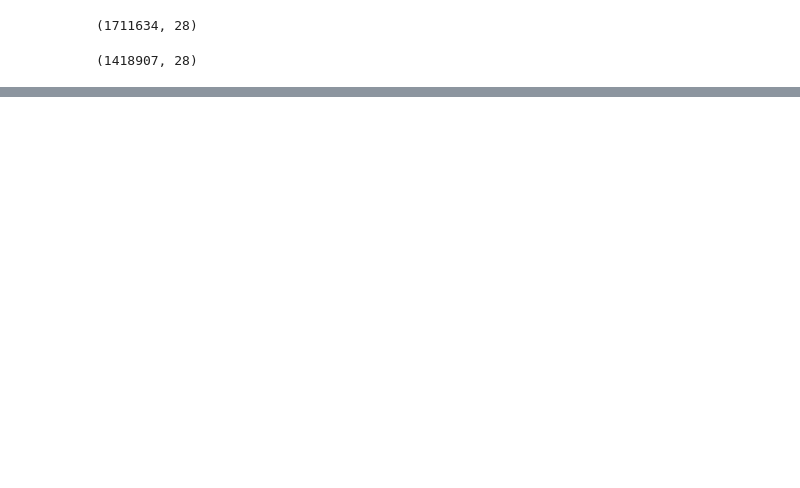
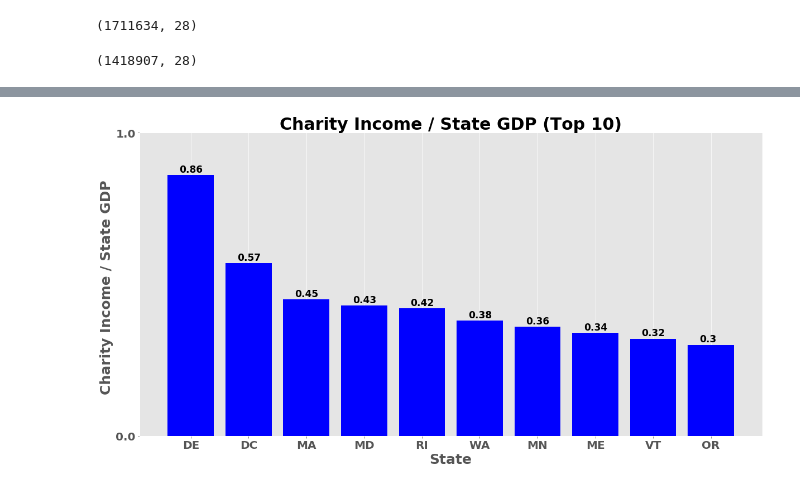
Before and after one commit to jackvessa/Capstone1_Givz_EDA, a Jupyter notebook: IRS_EDA_All_Regions.ipynb, the cells around one changed output, grey strips where cells are left out. Cells and saved outputs as stored; diff of their text form; code cells hidden in the pictures; blank space fills up the shorter version.

```diff
--- a/IRS_EDA_All_Regions.ipynb
+++ b/IRS_EDA_All_Regions.ipynb
@@ -187,0 +280,4 @@ def heatmap_USA_by_state(dataFrame,state_col_name,zoom_col_name,title,bar_title,
+# %%
+GDP_pop_df = pd.merge(GDP_pop_df, pop_df, on = "STATE")
+# %%
+GDP_pop_df['GDP'] = GDP_pop_df["2017"] * GDP_pop_df['Population']
@@ -187,0 +293,7 @@ def heatmap_USA_by_state(dataFrame,state_col_name,zoom_col_name,title,bar_title,
+# %%
+##Merge GDP Per Capita with Income
+income_df = all_regions_df.groupby("STATE")["INCOME_AMT"].sum().reset_index(name="Sum_Income")
+GDP_Income_df = pd.merge(GDP_pop_df, income_df, on = "STATE")
+# %%
+## Adding New Columns of Interest
+GDP_Income_df["Income_Per_State_GDP"] = round((GDP_Income_df['Sum_Income'] / GDP_Income_df['GDP']),2)
@@ -187,0 +324,23 @@ def heatmap_USA_by_state(dataFrame,state_col_name,zoom_col_name,title,bar_title,
+# %%
+# State Per Capita Bar Graph
+state_df_count = GDP_Income_df.groupby("STATE")['Income_Per_State_GDP'].sum()
+state_df_count = state_df_count.sort_values(ascending=False).iloc[:10]
+
+states = list(state_df_count.index.values)
+freq = freq_array(state_df_count)
+
+fig,ax = plt.subplots(figsize = (20,10))
+ax.bar(states,freq, color = "b");
+
+ax.set_yticks(np.arange(0,1.01,1));
+ax.set_title("Charity Income / State GDP (Top 10)", weight = "bold", fontsize = 30);
+ax.set_xlabel("State", fontsize=25, weight = "bold");
+ax.set_ylabel("Charity Income / State GDP ", fontsize=25, weight = "bold");
+ax.set_yticklabels(np.arange(0,1.01,1), weight="bold", fontsize =20) ;
+ax.set_xticklabels(states, weight="bold",fontsize=20);
+
+set_labels(freq,ax,.2,.01,c="k",fsize=17);
+
+plt.savefig("Inc_Per_Cap_Orgs_Top_10_States")
+# %% [output]
+[figure, added]
```
Also changed, not shown: parts of 23 cells of this notebook.
